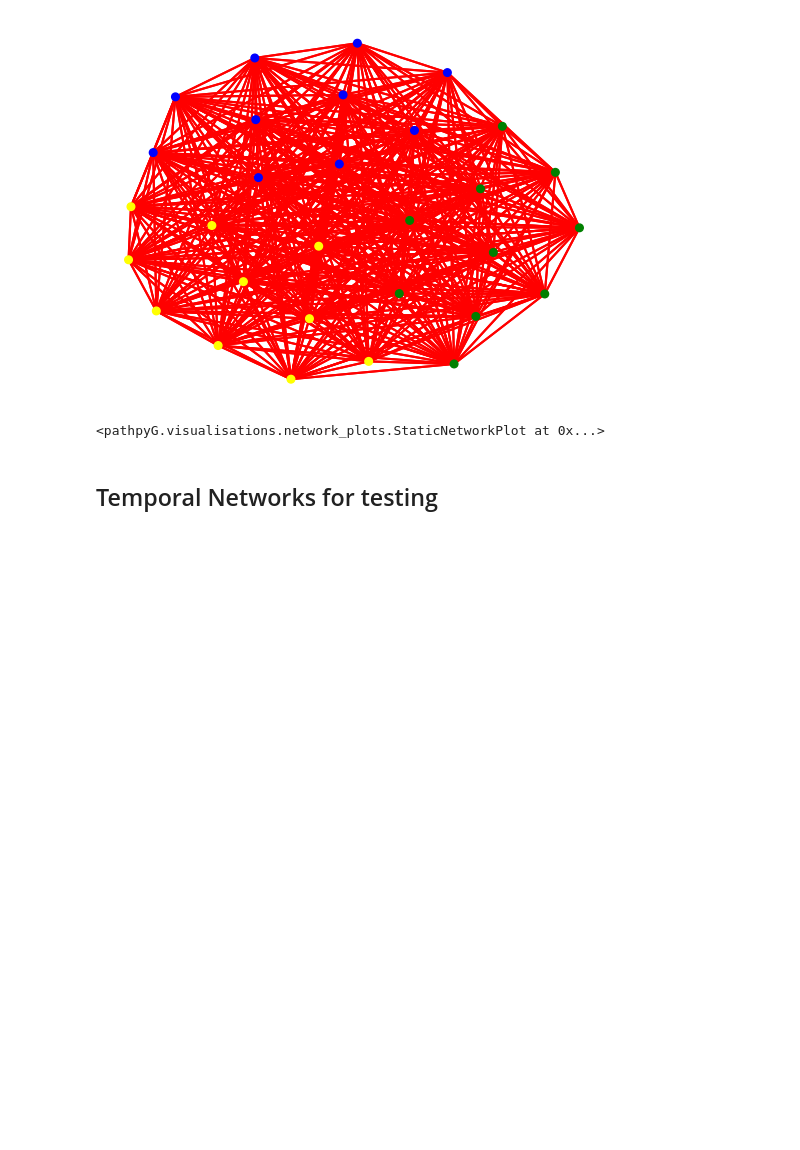
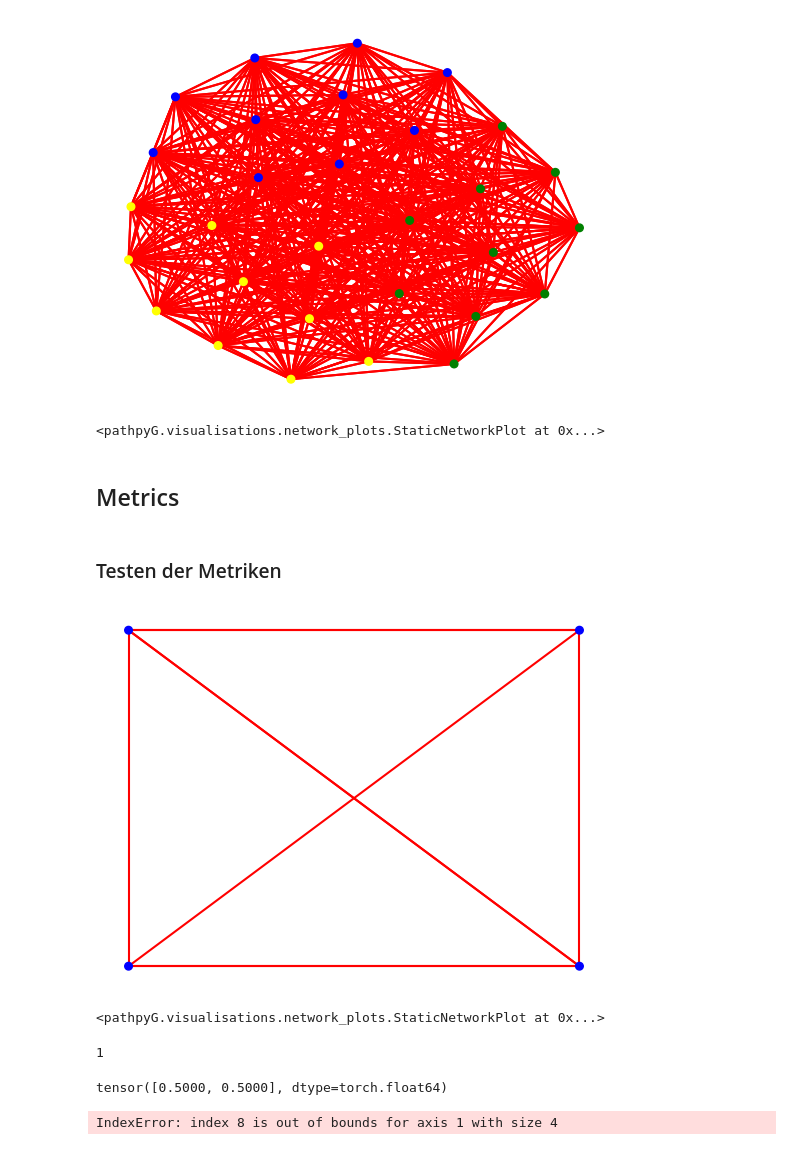
Before and after one commit to jusch2109/pathpyG, a Jupyter notebook: src/pathpyG/visualisations/Project_JS/HotVis.ipynb, the cells around one changed output. Saved outputs shown, nothing was run; the diff lists cells and outputs as text; code cells hidden in the pictures; blank space fills up the shorter version.

Commit message:
implemented metrics, not tested yet

```diff
--- a/src/pathpyG/visualisations/Project_JS/HotVis.ipynb
+++ b/src/pathpyG/visualisations/Project_JS/HotVis.ipynb
@@ -294,5 +294,5 @@ pp.plot(mo_model.layers[1], layout=layout, backend='matplotlib' ,**style)
 # %% [output]
 [figure]
 <pathpyG.visualisations.network_plots.StaticNetworkPlot at 0x...>
-# %% [markdown]
-## Temporal Networks for testing
+# %% [markdown]
+## Metrics
@@ -298,0 +414,24 @@ pp.plot(mo_model.layers[1], layout=layout, backend='matplotlib' ,**style)
+# %% [markdown]
+### Testen der Metriken
+# %%
+tedges = [('a', 'b', 1),('a', 'b', 2), ('b', 'a', 3), ('b', 'c', 3), ('d', 'c', 4), ('a', 'b', 4), ('c', 'b', 4),
+              ('c', 'd', 5), ('b', 'a', 5), ('c', 'b', 6), ('a', 'c', 6), ('b', 'd', 6), ('a', 'd', 6)]
+graph = pp.TemporalGraph.from_edge_list(tedges)
+layout= {'a':[0,0], 'b':[1,0], 'c':[0,1], 'd':[1,1]}
+
+pp.plot(graph.to_static_graph(), layout=layout, backend="matplotlib")
+# %% [output]
+[figure, added]
+<pathpyG.visualisations.network_plots.StaticNetworkPlot at 0x...>
+# %%
+print(edge_crossing(graph, layout))
+# %% [output]
+1
+# %%
+print(barycentre(layout))
+# %% [output]
+tensor([0.5000, 0.5000], dtype=torch.float64)
+# %%
+print(get_causal_path_set(graph, 1))
+# %% [output]
+IndexError: index 8 is out of bounds for axis 1 with size 4
```
Also changed, not shown: parts of 1 cell of this notebook.
